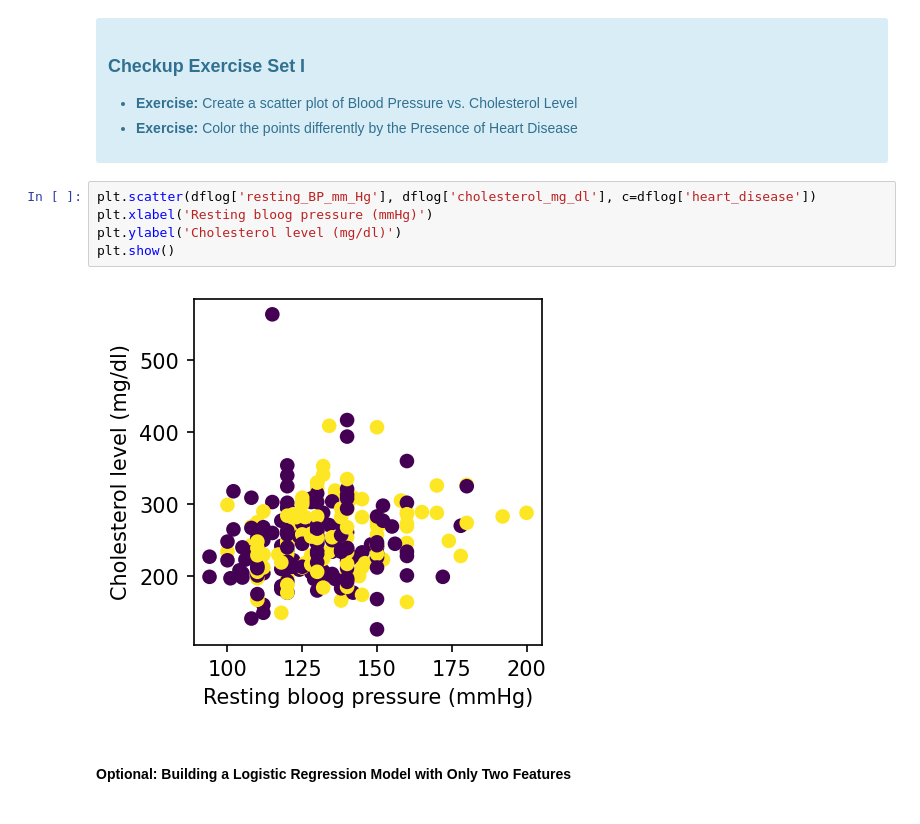
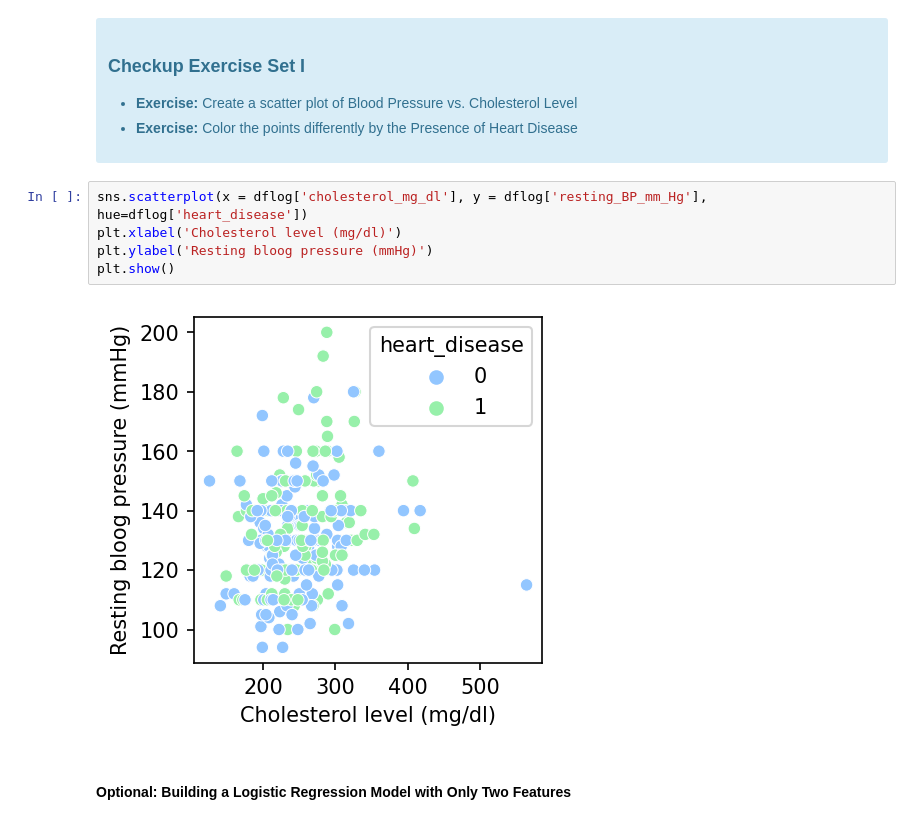
Before and after one commit to nhongphuc/Springboard, a Jupyter notebook: Logistic Regression Advanced Case Study -LU- 8_23/Logistic Regression Advanced Case Study.ipynb, the cells around one changed output. Drawn from its saved outputs; the diff is of its cells as text.

```diff
--- a/Logistic Regression Advanced Case Study -LU- 8_23/Logistic Regression Advanced Case Study.ipynb
+++ b/Logistic Regression Advanced Case Study -LU- 8_23/Logistic Regression Advanced Case Study.ipynb
@@ -524,12 +524,12 @@ Finally, the concepts discussed above can be easily generalized to ICPs with a n
 </ul>
 </div>
 # %%
-plt.scatter(dflog['resting_BP_mm_Hg'], dflog['cholesterol_mg_dl'], c=dflog['heart_disease'])
-plt.xlabel('Resting bloog pressure (mmHg)')
-plt.ylabel('Cholesterol level (mg/dl)')
+sns.scatterplot(x = dflog['cholesterol_mg_dl'], y = dflog['resting_BP_mm_Hg'], hue=dflog['heart_disease'])
+plt.xlabel('Cholesterol level (mg/dl)')
+plt.ylabel('Resting bloog pressure (mmHg)')
 plt.show()
 # %% [output]
-[figure, old version]
+[figure, new version]
 # %% [markdown]
 #### Optional: Building a Logistic Regression Model with Only Two Features
 # %% [markdown]
```
Also changed, not shown: parts of 3 cells of this notebook.
